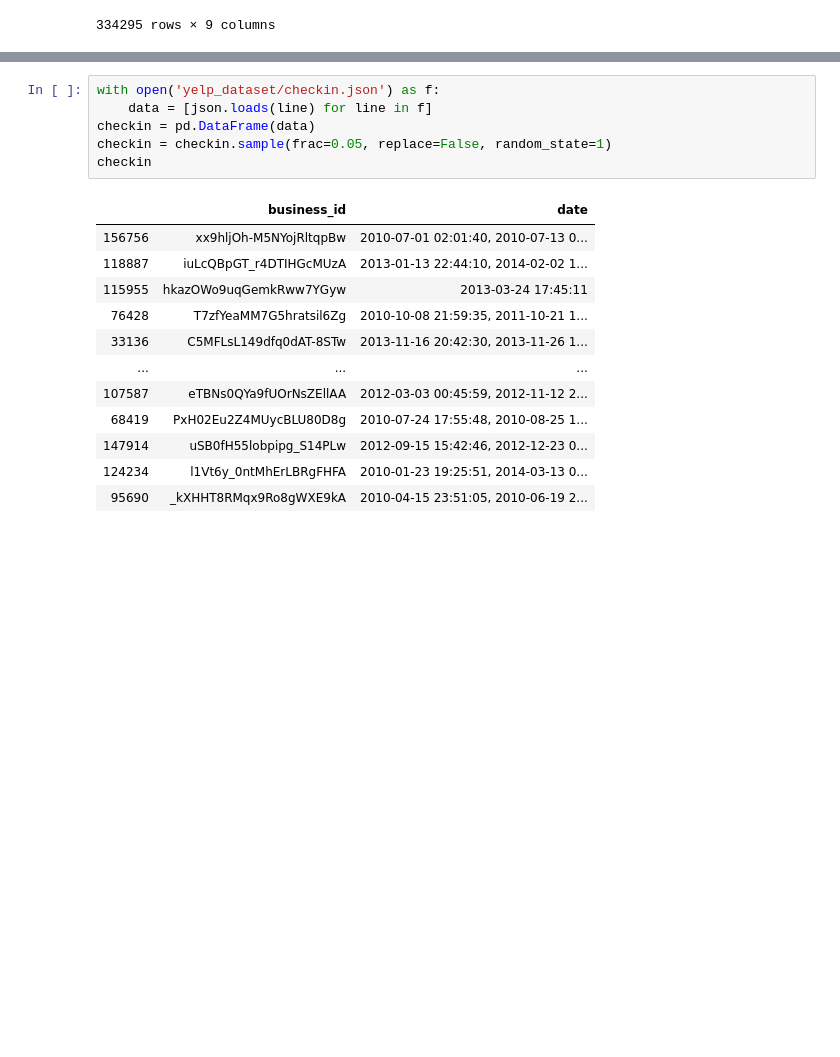
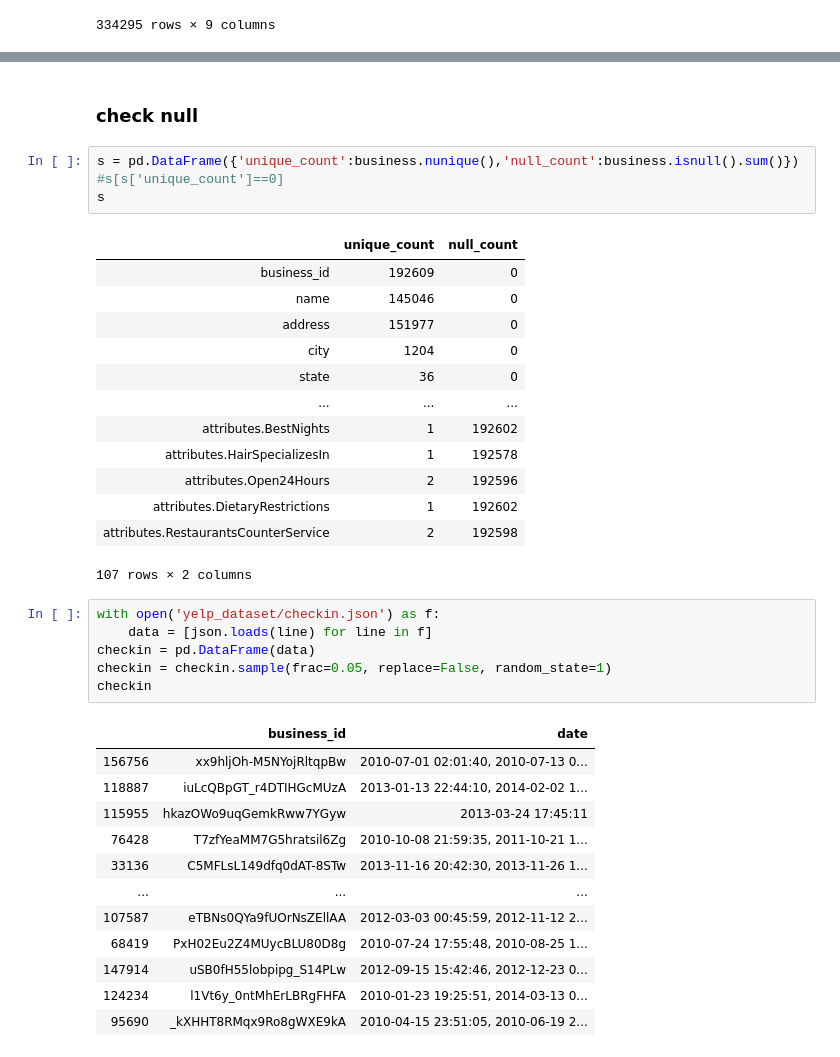
Before and after one commit to wonchankim97/Yelp-Recommender, a Jupyter notebook: EDA_KISOO.ipynb, the cells around one changed output, grey strips where cells are left out. Cells and saved outputs as stored; diff of their text form; blank space fills up the shorter version.

```diff
--- a/EDA_KISOO.ipynb
+++ b/EDA_KISOO.ipynb
@@ -96,3 +140,23 @@ business
+# %% [markdown]
+### check null
+# %%
+s = pd.DataFrame({'unique_count':business.nunique(),'null_count':business.isnull().sum()})
+#s[s['unique_count']==0]
+s
+# %% [output]
+|  | unique_count | null_count |
+| business_id | 192609 | 0 |
+| name | 145046 | 0 |
+| address | 151977 | 0 |
+| city | 1204 | 0 |
+| state | 36 | 0 |
+| ... | ... | ... |
+| attributes.BestNights | 1 | 192602 |
+| attributes.HairSpecializesIn | 1 | 192578 |
+| attributes.Open24Hours | 2 | 192596 |
+| attributes.DietaryRestrictions | 1 | 192602 |
+| attributes.RestaurantsCounterService | 2 | 192598 |
+107 rows × 2 columns
 # %%
 with open('yelp_dataset/checkin.json') as f:
     data = [json.loads(line) for line in f]
```
Also changed, not shown: parts of 4 cells of this notebook.
